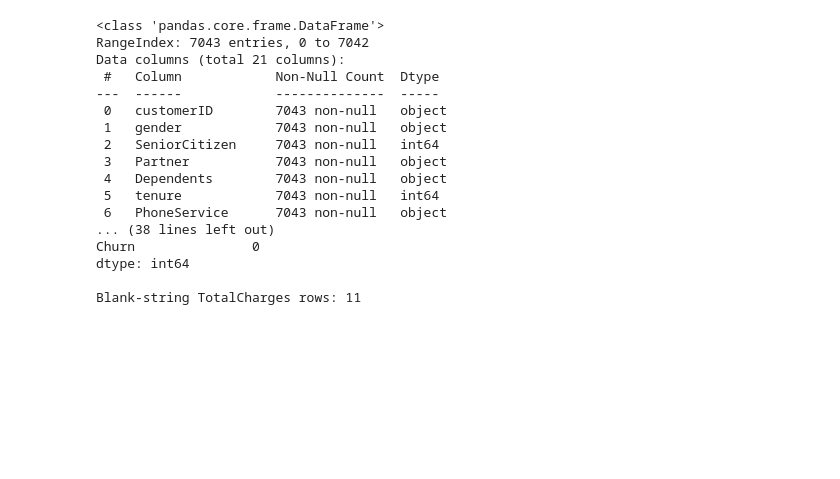
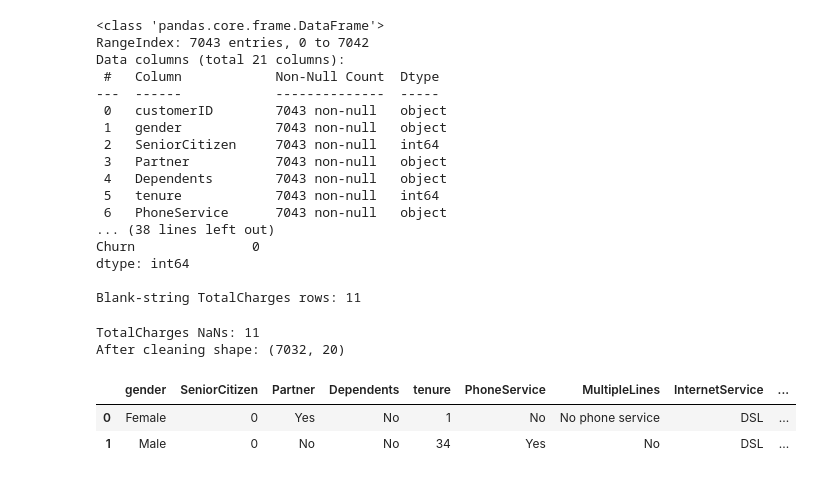
Before and after one commit to MariaImran2023/Telco-customer-churn, a Jupyter notebook: telco_churn_notebook.ipynb, the cells around one changed output. Saved outputs shown, nothing was run; the diff lists cells and outputs as text; code cells hidden in the pictures; blank space fills up the shorter version.

Commit message:
data cleaning

```diff
--- a/telco_churn_notebook.ipynb
+++ b/telco_churn_notebook.ipynb
@@ -55,3 +55,23 @@ Churn               0
 dtype: int64
 
 Blank-string TotalCharges rows: 11
+# %%
+df['TotalCharges'] = pd.to_numeric(df['TotalCharges'], errors='coerce')
+print("TotalCharges NaNs:", df['TotalCharges'].isna().sum())
+
+df = df.dropna(subset=['TotalCharges']).reset_index(drop=True)
+
+if 'customerID' in df.columns:
+    df = df.drop(columns=['customerID'])
+
+# Map target
+df['Churn'] = df['Churn'].map({'Yes':1, 'No':0})
+
+print("After cleaning shape:", df.shape)
+df.head(2)
+# %% [output]
+TotalCharges NaNs: 11
+After cleaning shape: (7032, 20)
+|  | gender | SeniorCitizen | Partner | Dependents | tenure | PhoneService | MultipleLines | InternetService | ... |
+| 0 | Female | 0 | Yes | No | 1 | No | No phone service | DSL | ... |
+| 1 | Male | 0 | No | No | 34 | Yes | No | DSL | ... |
```
